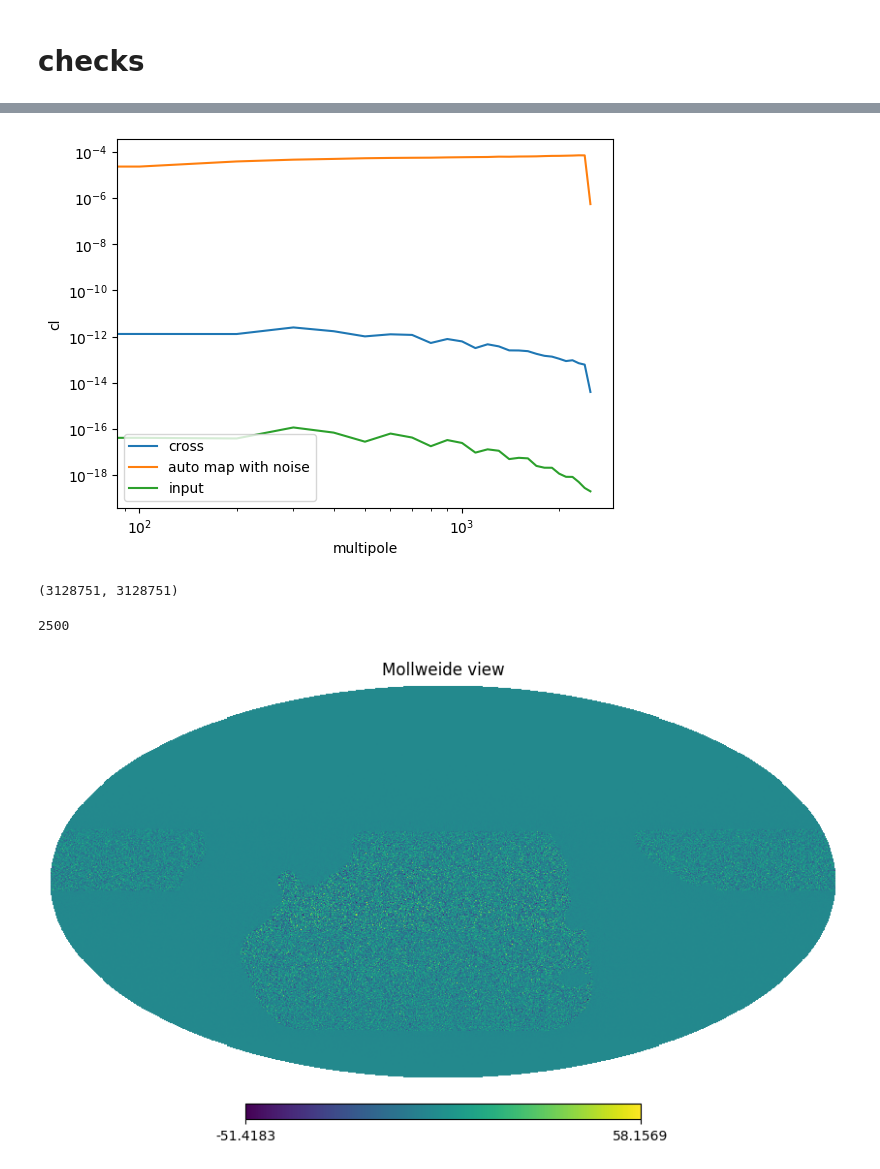
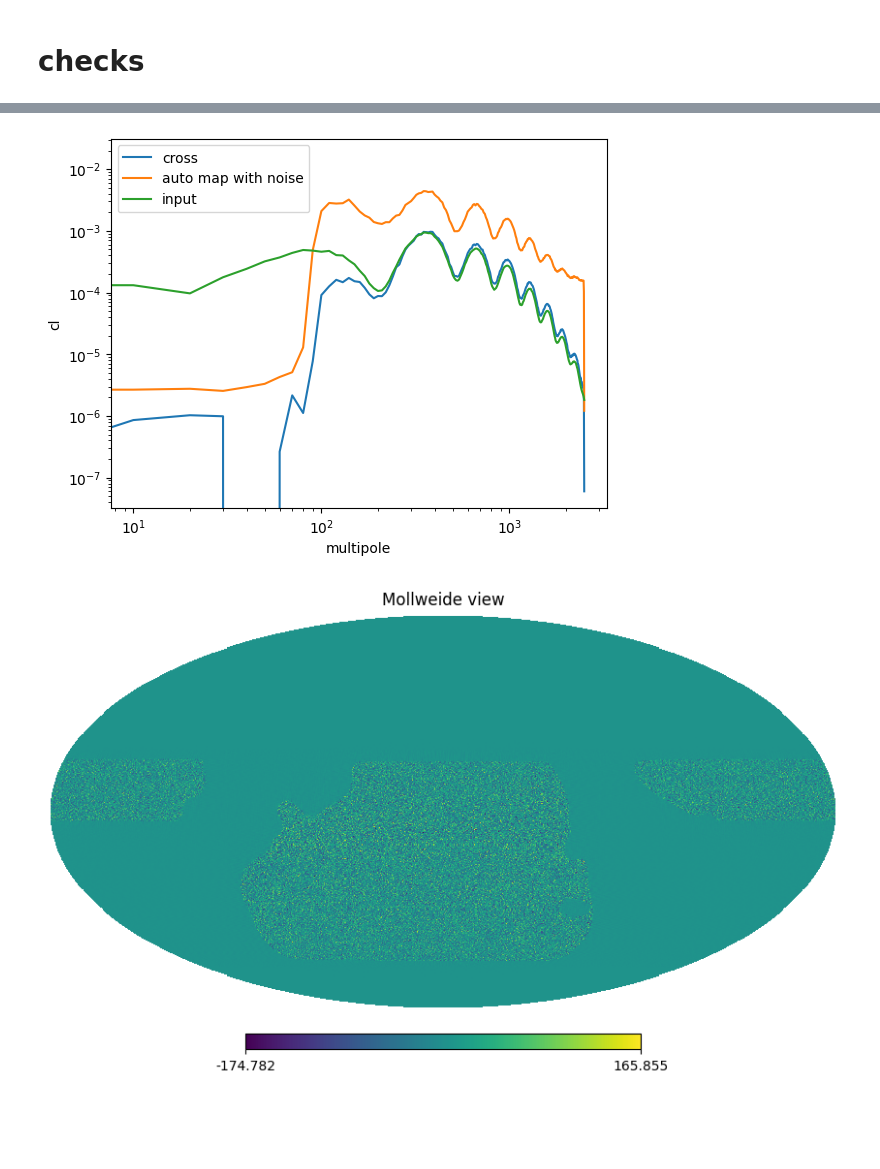
Before and after one commit to mgatti29/CMB_lensing_SBI, a Jupyter notebook: Notebooks/SBI_pipeline_CMB_lensing.ipynb, the cells around one changed output, grey strips where cells are left out. Saved outputs shown, nothing was run; the diff lists cells and outputs as text; code cells hidden in the pictures; blank space fills up the shorter version.

```diff
--- a/Notebooks/SBI_pipeline_CMB_lensing.ipynb
+++ b/Notebooks/SBI_pipeline_CMB_lensing.ipynb
@@ -17,6 +17,7 @@ from orphics import io,maps
 from falafel import qe
 import frogress
 import re
+import glob
 import sys
 import timeit
 sys.path.append('/global/homes/m/mgatti')
@@ -29,7 +30,6 @@ from scipy.interpolate import interp1d
 
 # some config -------------
 path_files = '/pscratch/sd/j/jaejoonk/lensing_pipeline_data/'
-outdir = '/pscratch/sd/m/mgatti/CMB_lensing_maps_1split/'
 
 
 beam_fwhm = 1.4
@@ -104,21 +104,40 @@ calibration = global_folder+ 'calibration/tf_fit_dr6_%s_%s.dat'
 kcoadded_alms=  'kcoadd_data_tszsub_%s_%s.fits'
 
 
-MULTIPLE_SPLITS = False
+MULTIPLE_SPLITS = True
 
 
 if MULTIPLE_SPLITS:
     nsplits = 8
-    sim_num = 1
     data_run = False
     model_subtract_tsz = False
 else:
     nsplits = 1
-    sim_num = 1
     data_run = False
     model_subtract_tsz = False
 
 
+
+
+output_folder_general = '/pscratch/sd/m/mgatti/CMB_lensing_maps_sims/'
+MULTIPLE_SPLITS = True
+add_noise = True
+sim_num = 0
+cosmology = 'fiducial'
+if add_noise:
+    noise = 'noisy'
+else:
+    noise = 'noiseless'
+
+if MULTIPLE_SPLITS:
+    spl = '8split'
+else:
+    spl = '1split'
+
+outdir = output_folder_general+'/{0}_{1}_{2}_{3}/'.format(cosmology,noise,sim_num,spl)
+
+
+
 timing_container = dict()
 # %% [markdown]
 # CLASS settings
@@ -1257,8 +1418,11 @@ np.array([np.mean(cl_[l_bins[i]:l_bins[i+1]]) for i in range(n_bins)])
+# %%
+k_alms = hp.fitsfunc.read_alm(outdir+'kcoadded_alms')
+alm_TEB = np.load(outdir+'/lensed_alms.npy',allow_pickle=True)
 # %%
 #plt.plot(hp.alm2cl(k_alms[0].astype('complex128')))
 
 i = 1
-n_bins = 30
+n_bins = 300
 l_bins = np.linspace(0,3000,n_bins+1).astype(int)
 
 #'''
@@ -1276,31 +1438,23 @@ alms_u = hp.map2alm(u,lmax = lmax)
 # %%
-cl_ = np.abs((hp.alm2cl(alms_u.astype('complex128'),k_alms[i].astype('complex128'))))
+cl_ = ((hp.alm2cl(alms_u.astype('complex128'),k_alms[i].astype('complex128'))))
 cl_ = np.array([np.mean(cl_[l_bins[i]:l_bins[i+1]]) for i in range(n_bins)])
 plt.plot(l_bins[:-1],cl_, label = 'cross')
 
 cl_ = hp.alm2cl(k_alms[i].astype('complex128'),k_alms[i].astype('complex128'))
 cl_ = np.array([np.mean(cl_[l_bins[i]:l_bins[i+1]]) for i in range(n_bins)])
 plt.plot(l_bins[:-1],cl_, label = 'auto map with noise')
 
 cl_ = hp.alm2cl(alms_u.astype('complex128'))
 cl_ = np.array([np.mean(cl_[l_bins[i]:l_bins[i+1]]) for i in range(n_bins)])
 plt.plot(l_bins[:-1],cl_, label = 'input')
 plt.xlabel('multipole')
 plt.ylabel('cl')
 
 plt.legend()
 plt.xscale('log')
 plt.yscale('log')
 # %% [output]
-[figure, old version]
+[figure, new version]
-# %%
-len(alms_u),len(alm_TEB[i])
-# %% [output]
-(3128751, 3128751)
-# %%
-lmax
-# %% [output]
-2500
 # %%
 hp.mollview(hp.alm2map(k_alms[i].astype('complex128'),nside=2048))
 # %% [output]
```
Also changed, not shown: parts of 21 cells of this notebook, 2 other files.
